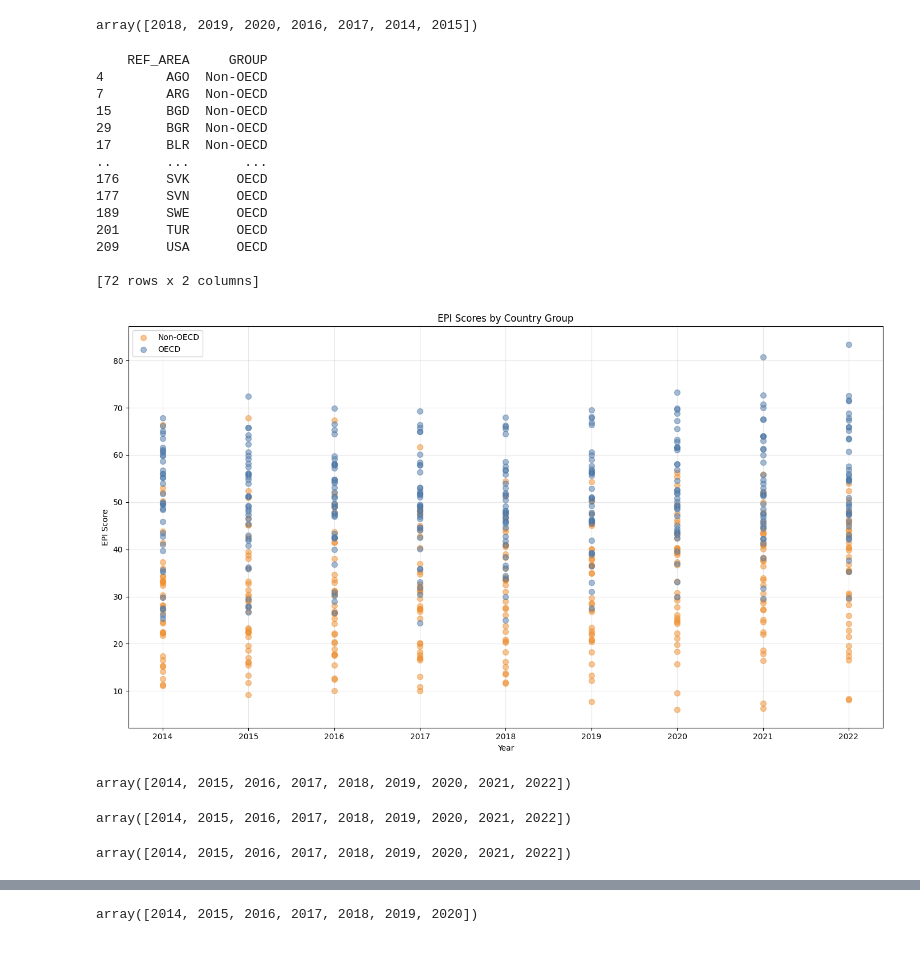
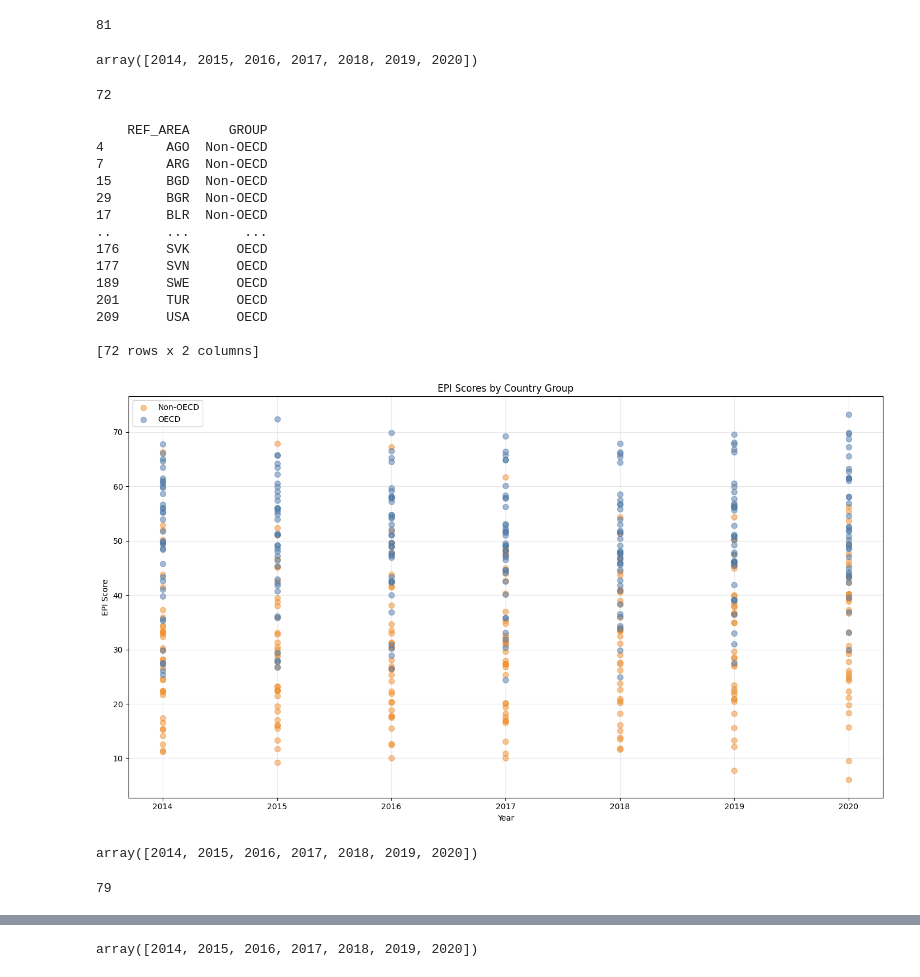
Before and after one commit to asya-99/Thesis-Codes, a Jupyter notebook: python/preprocessing.ipynb, the cells around one changed output, grey strips where cells are left out. Saved outputs shown, nothing was run; the diff lists cells and outputs as text; code cells hidden in the pictures.

```diff
--- a/python/preprocessing.ipynb
+++ b/python/preprocessing.ipynb
@@ -16,9 +16,9 @@ else:
     print("INVALID!")
 
 START_YEAR = 2014
-END_YEAR   = 2022
+END_YEAR   = 2020
 # %%
-# Pre-processing AAMNE : 2014 - 2022
+# Pre-processing AAMNE : 2014 - 2020
 
 aamne_df = pd.read_csv("./input/AAMNE.csv")
 aamne_df = aamne_df[aamne_df["year"].isin(range(START_YEAR,END_YEAR+1))]
@@ -44,11 +44,11 @@ aamne_df["TIME_PERIOD"] = aamne_df["TIME_PERIOD"].astype(int)
 aamne_df.to_excel(f"./output/AAMNE_{IMPORT_OR_EXPORT}.xlsx")
 
 COUNTRY_SET = aamne_df["REF_AREA"].unique()
+# %% [output]
+81
 # %%
-# Pre-processing EPS : 2014 - 2022 (CHECK FOR UP-TO-DATE)
+# Pre-processing EPS : 2014 - 2020 (CHECK FOR UP-TO-DATE)
 
-START_YEAR = 2014
-END_YEAR   = 2022
 eps_df = pd.read_csv("./input/EPS.csv")
 eps_df = eps_df[eps_df["TIME_PERIOD"].isin(range(START_YEAR,END_YEAR+1))]
 eps_df = eps_df[eps_df["CLIM_POL"]=="EPS"]
@@ -62,11 +62,9 @@ eps_df.to_excel("./output/EPS.xlsx")
 
 eps_df["TIME_PERIOD"].unique()
 # %% [output]
-array([2018, 2019, 2020, 2016, 2017, 2014, 2015])
+array([2014, 2015, 2016, 2017, 2018, 2019, 2020])
 # %%
-# Pre-processing EPI : 2014 - 2023 (FIXED)
-START_YEAR = 2014
-END_YEAR   = 2022
+# Pre-processing EPI : 2014 - 2020 (FIXED)
 
 INDICATORS = ["BCA", "CDA", "CHA",
               "FGA", "GHO", "GTI",
@@ -107,6 +105,8 @@ epi_df = epi_df[epi_df["REF_AREA"].isin(COUNTRY_SET)]
 
 epi_df.to_excel("./output/EPI.xlsx")
 epi_df.to_csv("./output/EPI.csv")
+# %% [output]
+72
 # %%
 #plotting EPI scores for OECD and non-OECD nountries
 
@@ -121,7 +121,7 @@ oecd_codes = [
 oecd_eu_codes = [
     "AUT", "BEL", "CZE", "DNK", "EST", "FIN", "FRA", "DEU",
     "GRC", "HUN", "IRL", "ITA", "LVA", "LTU", "LUX", "NLD",
-    "POL", "PRT", "SVK", "SVN", "ESP", "SWE"
+    "POL", "PRT", "SVK", "SVN", "ESP", "GBR", "SWE"
 ]
 
 epi_df["GROUP"] = np.select(
@@ -163,60 +163,55 @@ for group, group_df in epi_df.groupby("GROUP"):
         label=group,
         color=colors[group],
         marker=markers[group],
         alpha=0.5,
         s=50
     )
 
-plt.xticks(range(2014, 2022 + 1))
+plt.xticks(range(2014, 2020 + 1))
 plt.xlabel("Year")
 plt.ylabel("EPI Score")
 plt.title("EPI Scores by Country Group")
 plt.legend()
 plt.grid(alpha=0.3)
 plt.tight_layout()
 
 plt.show()
 # %% [output]
     REF_AREA     GROUP
 4        AGO  Non-OECD
 7        ARG  Non-OECD
 15       BGD  Non-OECD
 29       BGR  Non-OECD
 17       BLR  Non-OECD
 ..       ...       ...
 176      SVK      OECD
 177      SVN      OECD
 189      SWE      OECD
 201      TUR      OECD
 209      USA      OECD
 
 [72 rows x 2 columns]
-[figure, old version]
+[figure, new version]
 # %%
-# Pre-processing CCPI : 2020 - 2022
+# # Pre-processing CCPI : 2020 - 2022
 
-START_YEAR = 2014
-END_YEAR   = 2022
 
-ccpi_df = pd.read_csv("./input/CCPI.csv")
+# ccpi_df = pd.read_csv("./input/CCPI.csv")
 
-ccpi_df = ccpi_df.melt(id_vars="ISO",
-                       value_vars=[str(year) for year in range(START_YEAR, END_YEAR+1)],
-                       var_name="TIME_PERIOD",
-                       value_name="CCPI_SCORE").rename(columns={"ISO": "REF_AREA"})
+# ccpi_df = ccpi_df.melt(id_vars="ISO",
+#                        value_vars=[str(year) for year in range(START_YEAR, END_YEAR+1)],
+#                        var_name="TIME_PERIOD",
+#                        value_name="CCPI_SCORE").rename(columns={"ISO": "REF_AREA"})
 
-ccpi_df["TIME_PERIOD"] = ccpi_df["TIME_PERIOD"].astype(int)
-ccpi_df = ccpi_df[ccpi_df["REF_AREA"].isin(COUNTRY_SET)]
+# ccpi_df["TIME_PERIOD"] = ccpi_df["TIME_PERIOD"].astype(int)
+# ccpi_df = ccpi_df[ccpi_df["REF_AREA"].isin(COUNTRY_SET)]
 
-ccpi_df.to_excel("./output/CCPI.xlsx")
+# ccpi_df.to_excel("./output/CCPI.xlsx")
 
-ccpi_df["TIME_PERIOD"].unique()
+# ccpi_df["TIME_PERIOD"].unique()
-# %% [output]
-array([2014, 2015, 2016, 2017, 2018, 2019, 2020, 2021, 2022])
 # %%
 # Pre-processing GDP : 1960 - 2025
-START_YEAR = 2014
-END_YEAR   = 2022
+
 gdp_df=pd.read_csv("./input/GDP_DATA.csv")
 
 gdp_df = gdp_df.melt("Country Code",
@@ -231,11 +226,10 @@ gdp_df.to_excel("./output/GDP.xlsx")
 
 gdp_df["TIME_PERIOD"].unique()
 # %% [output]
-array([2014, 2015, 2016, 2017, 2018, 2019, 2020, 2021, 2022])
+array([2014, 2015, 2016, 2017, 2018, 2019, 2020])
 # %%
 # Pre-processing TRADE : 1960 - 2025
-START_YEAR = 2014
-END_YEAR   = 2022
+
 trade_df = pd.read_csv("./input/TRADE_OPEN.csv")
 trade_df = trade_df.melt("Country Code",
                       [str(year) for year in range(START_YEAR, END_YEAR+1)],
@@ -248,6 +242,7 @@ trade_df = trade_df[trade_df["REF_AREA"].isin(COUNTRY_SET)]
 trade_df.to_excel("./output/TRADE.xlsx")
 
 trade_df["TIME_PERIOD"].unique()
+len(trade_df["REF_AREA"].unique())
 # %% [output]
-array([2014, 2015, 2016, 2017, 2018, 2019, 2020, 2021, 2022])
+79
 # %%
```
Also changed, not shown: parts of 5 cells of this notebook, 37 other files.
